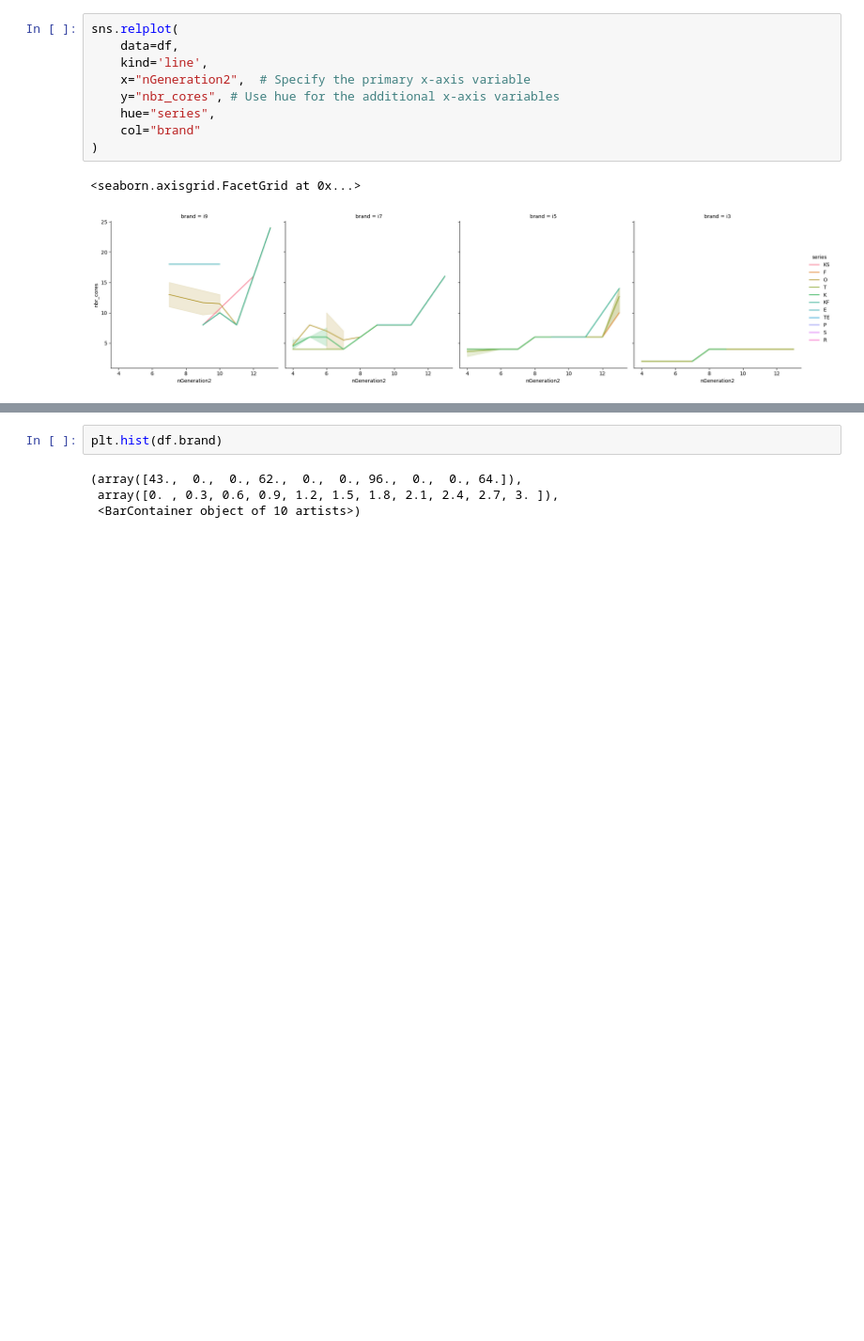
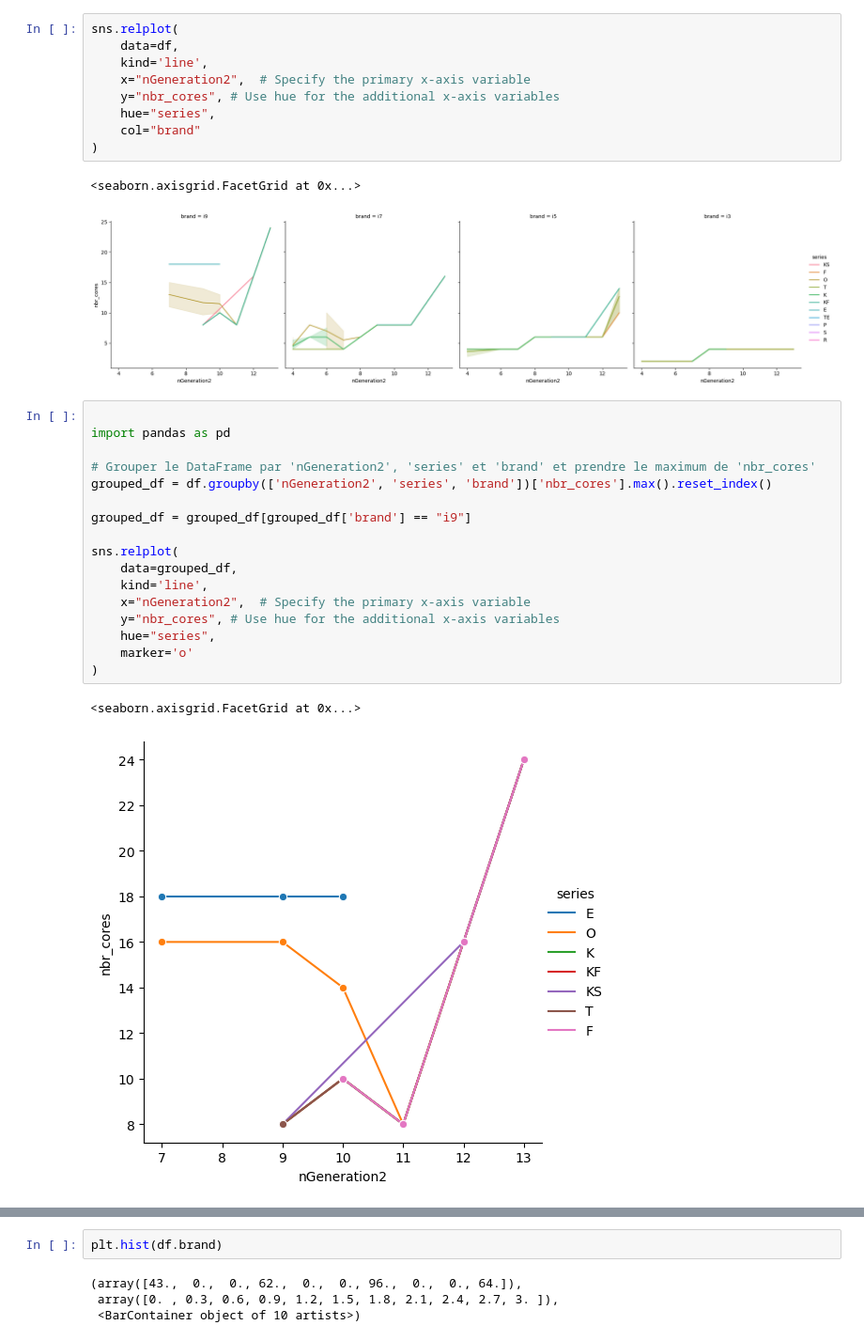
Before and after one commit to aymankhezami/Intel_CPU_comparator, a Jupyter notebook: inte_gpu_analysis.ipynb, the cells around one changed output, grey strips where cells are left out. Shown at 94% size. Drawn from its saved outputs; the diff is of its cells as text; blank space fills up the shorter version.

```diff
--- a/inte_gpu_analysis.ipynb
+++ b/inte_gpu_analysis.ipynb
@@ -72,3 +62,23 @@ sns.relplot(
 # %% [output]
 <seaborn.axisgrid.FacetGrid at 0x...>
 [figure]
+# %%
+
+import pandas as pd
+
+# Grouper le DataFrame par 'nGeneration2', 'series' et 'brand' et prendre le maximum de 'nbr_cores'
+grouped_df = df.groupby(['nGeneration2', 'series', 'brand'])['nbr_cores'].max().reset_index()
+
+grouped_df = grouped_df[grouped_df['brand'] == "i9"]
+
+sns.relplot(
+    data=grouped_df,
+    kind='line',
+    x="nGeneration2",  # Specify the primary x-axis variable
+    y="nbr_cores", # Use hue for the additional x-axis variables
+    hue="series",
+    marker='o'
+)
+# %% [output]
+<seaborn.axisgrid.FacetGrid at 0x...>
+[figure, added]
```
Also changed, not shown: parts of 5 cells of this notebook, 1 other file.
